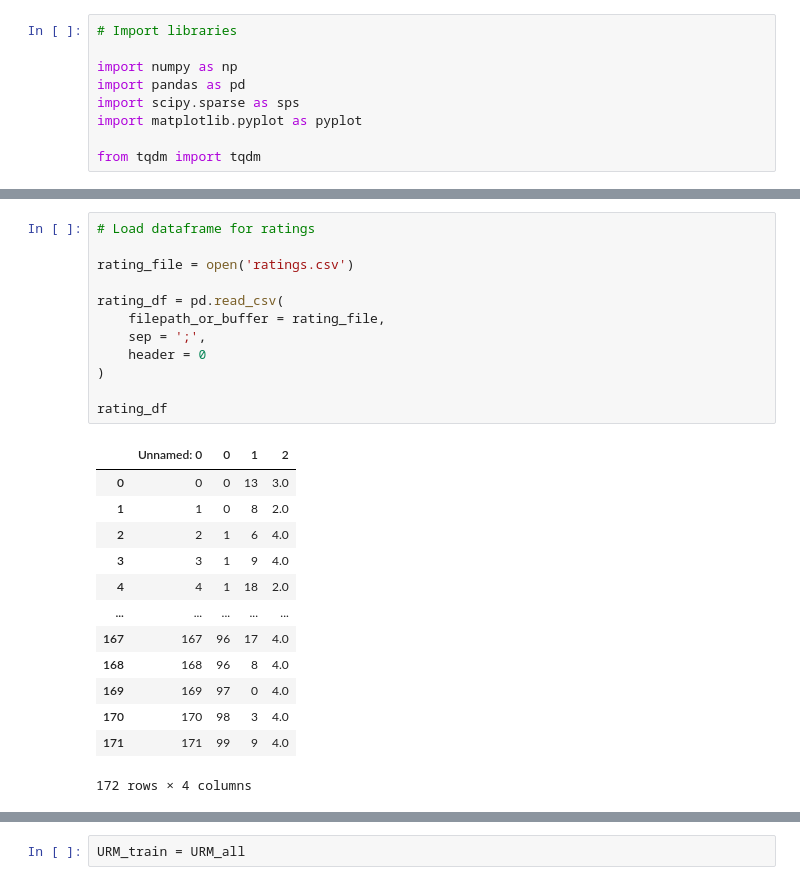
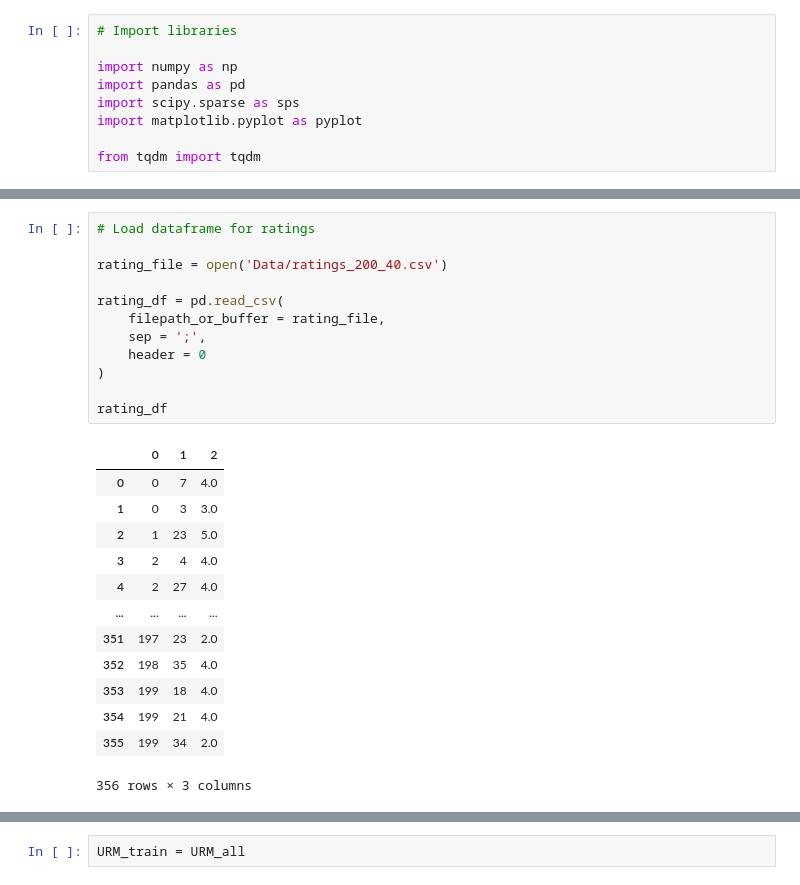
Before and after one commit to LorenzoAicardi/AsTourX, a Jupyter notebook: recommendersystem/RecommendationPipeline.ipynb, the cells around one changed output, grey strips where cells are left out. Drawn from its saved outputs; the diff is of its cells as text.

```diff
--- a/recommendersystem/RecommendationPipeline.ipynb
+++ b/recommendersystem/RecommendationPipeline.ipynb
@@ -74,27 +74,27 @@ guide_df
 # %%
 # Load dataframe for ratings
 
-rating_file = open('ratings.csv')
+rating_file = open('Data/ratings_200_40.csv')
 
 rating_df = pd.read_csv(
     filepath_or_buffer = rating_file,
     sep = ';',
     header = 0
 )
 
 rating_df
 # %% [output]
-|  | Unnamed: 0 | 0 | 1 | 2 |
-| 0 | 0 | 0 | 13 | 3.0 |
-| 1 | 1 | 0 | 8 | 2.0 |
-| 2 | 2 | 1 | 6 | 4.0 |
-| 3 | 3 | 1 | 9 | 4.0 |
-| 4 | 4 | 1 | 18 | 2.0 |
-| ... | ... | ... | ... | ... |
-| 167 | 167 | 96 | 17 | 4.0 |
-| 168 | 168 | 96 | 8 | 4.0 |
-| 169 | 169 | 97 | 0 | 4.0 |
-| 170 | 170 | 98 | 3 | 4.0 |
-| 171 | 171 | 99 | 9 | 4.0 |
+|  | 0 | 1 | 2 |
+| 0 | 0 | 7 | 4.0 |
+| 1 | 0 | 3 | 3.0 |
+| 2 | 1 | 23 | 5.0 |
+| 3 | 2 | 4 | 4.0 |
+| 4 | 2 | 27 | 4.0 |
+| ... | ... | ... | ... |
+| 351 | 197 | 23 | 2.0 |
+| 352 | 198 | 35 | 4.0 |
+| 353 | 199 | 18 | 4.0 |
+| 354 | 199 | 21 | 4.0 |
+| 355 | 199 | 34 | 2.0 |
-172 rows × 4 columns
+356 rows × 3 columns
 # %%
```
Also changed, not shown: parts of 15 cells of this notebook, 4 other files.
